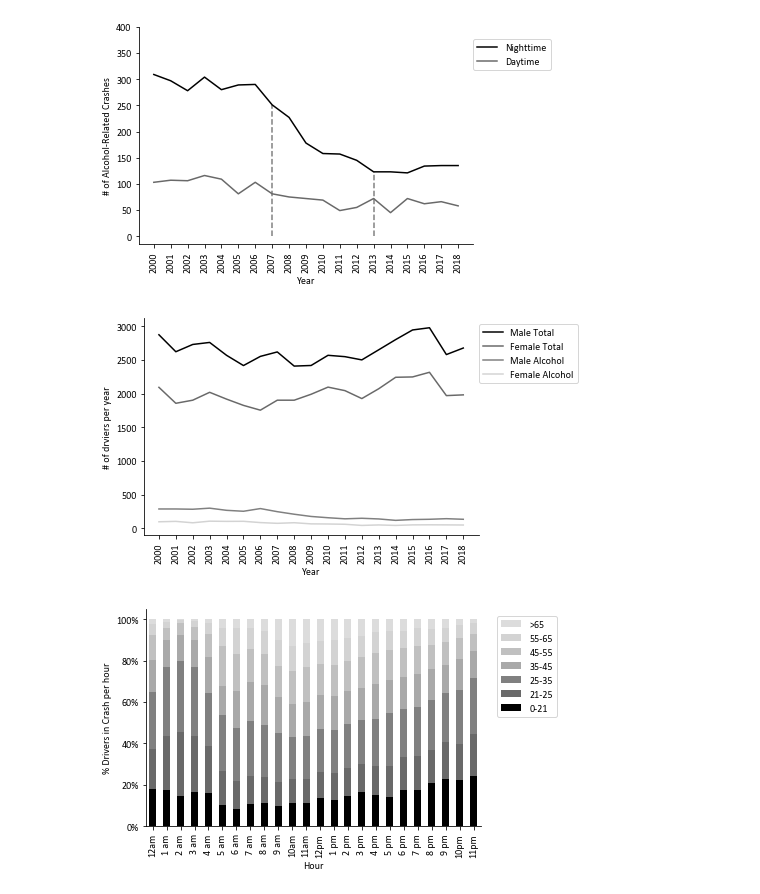
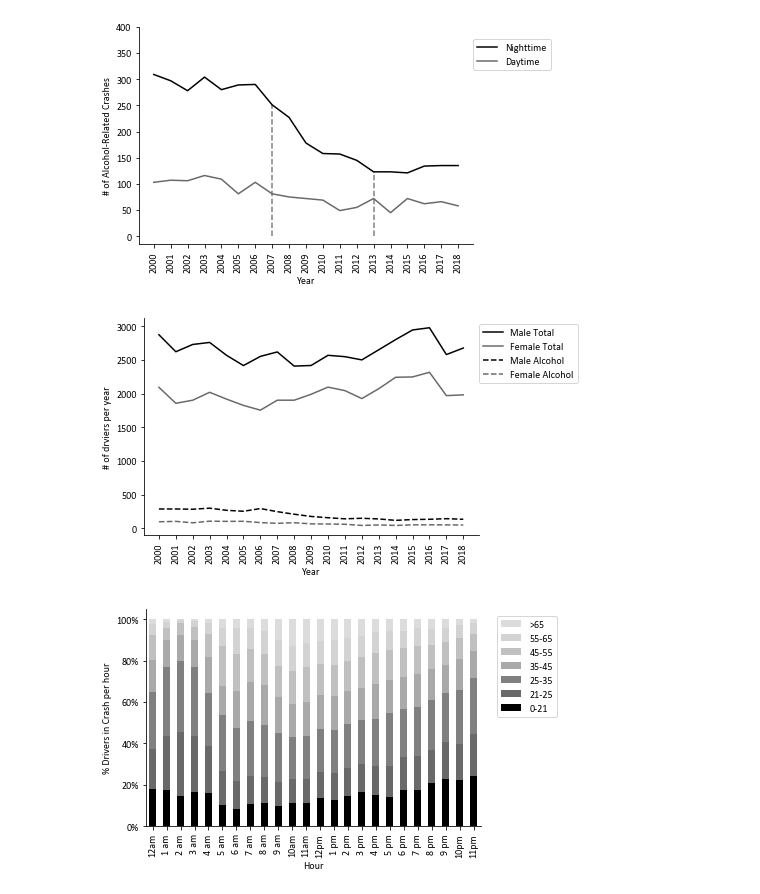
Before and after one commit to tomhuhh/crashthecityofmadison, a Jupyter notebook: Crashes in the City of Madison.ipynb, the cells around one changed output. Drawn from its saved outputs; the diff is of its cells as text; code cells hidden in the pictures.

```diff
--- a/Crashes in the City of Madison.ipynb
+++ b/Crashes in the City of Madison.ipynb
@@ -191,22 +132,26 @@ m5=pd.concat([MM[:19],MF[:19],AMM[:19],AMF[:19]],axis=1)
 m5.columns=["Male Total","Female Total","Male Alcohol","Female Alcohol"]
 m5.index=["2000","2001","2002","2003","2004","2005","2006","2007","2008","2009","2010","2011","2012","2013","2014","2015",'2016',"2017","2018"]
 # %%
-ax=m5.plot.line(color=["black","dimgrey","grey","lightgrey"],rot=90)
+m5["Male Total"].plot.line(color="black",rot=90)
+m5["Female Total"].plot.line(color="dimgrey",rot=90)
+m5["Male Alcohol"].plot.line(color="black",style="--",rot=90)
+m5["Female Alcohol"].plot.line(color="dimgrey",style="--",rot=90)
+
+ax = plt.gca()
 plt.xticks(np.arange(19),("2000","2001","2002","2003","2004","2005","2006","2007","2008","2009","2010","2011","2012","2013","2014","2015",'2016',"2017","2018"))
-
 ax.spines['top'].set_visible(False)
 ax.spines['right'].set_visible(False)
 ax.set_xlabel("Year")
 ax.set_ylabel("# of drviers per year")
 
 my_y_ticks = np.arange(0, 3300, 500)
 plt.yticks(my_y_ticks)
 
 ax.legend(loc=[1,0.7],fontsize=10)
 fig = matplotlib.pyplot.gcf()
 fig.savefig('Gender.eps', dpi=100,bbox_inches="tight")
 # %% [output]
-[figure, old version]
+[figure, new version]
 # %%
 MUnder21=qry("""
 SELECT count(WEEK) as "0-21"
```
Also changed, not shown: parts of 17 cells of this notebook.
